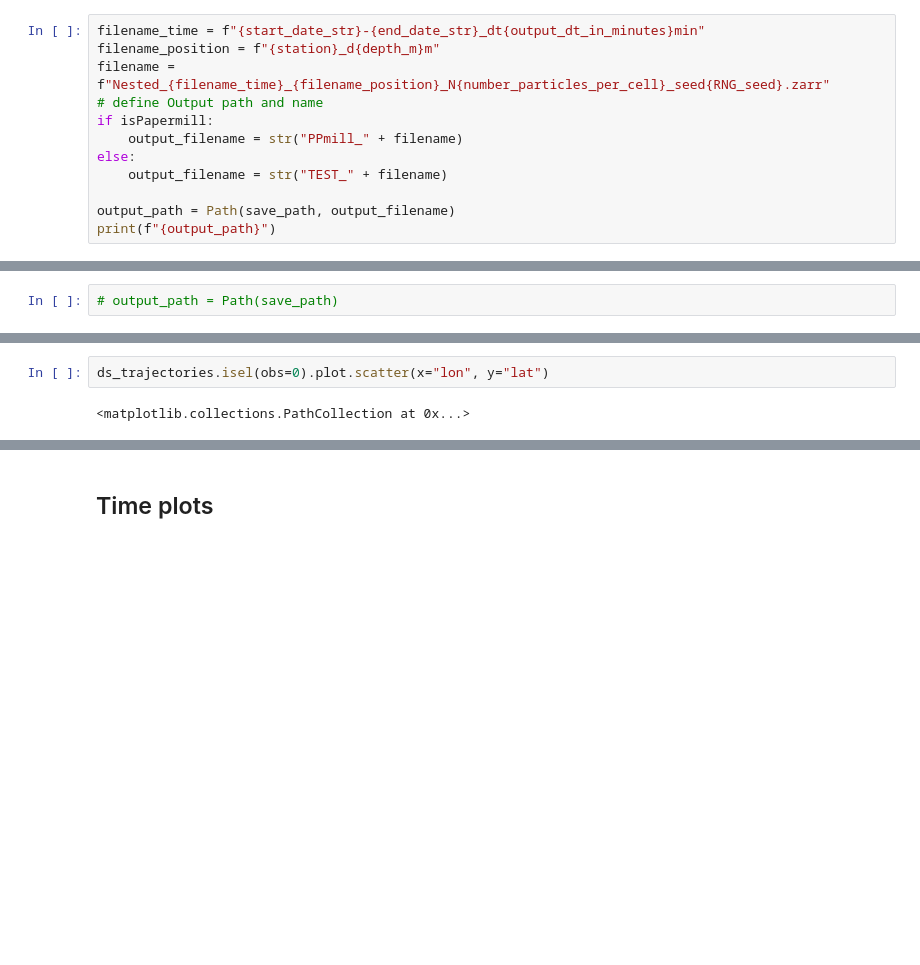
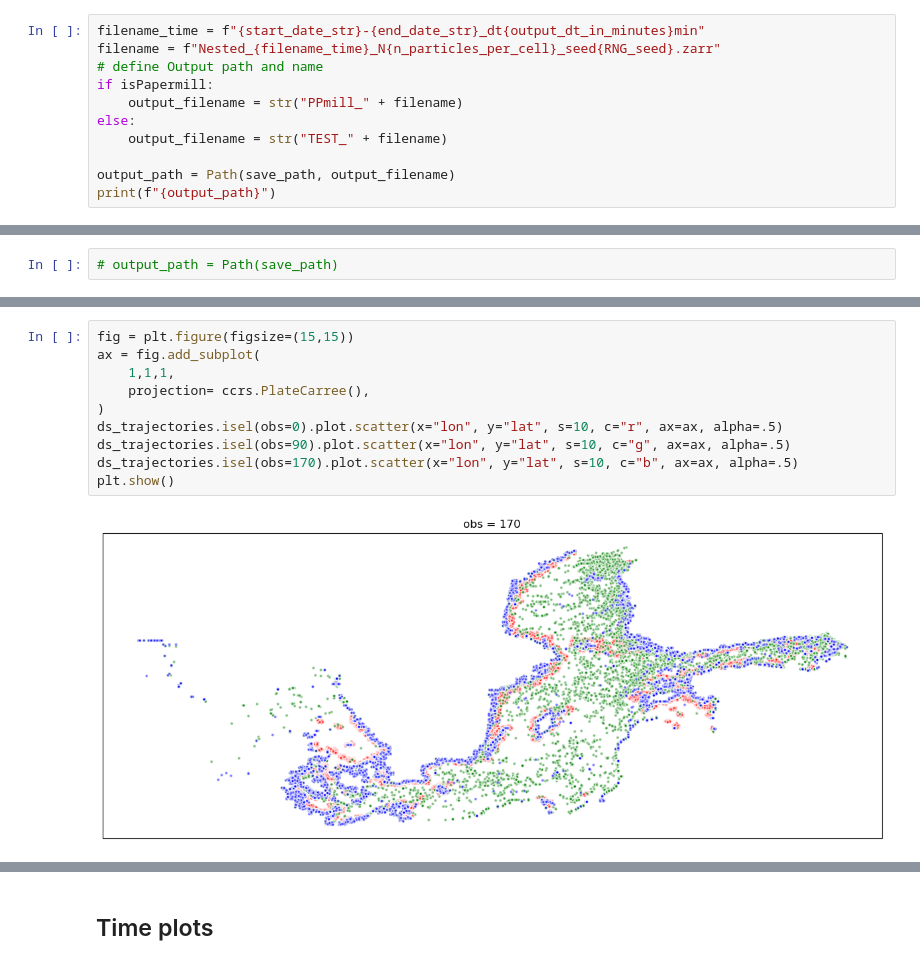
Before and after one commit to geomar-od-lagrange/2025_fucus-dispersal, a Jupyter notebook: notebooks/FucusDispersal.ipynb, the cells around one changed output, grey strips where cells are left out. Cells and saved outputs as stored; diff of their text form; blank space fills up the shorter version.

Commit message:
Finished Particle positions

```diff
--- a/notebooks/FucusDispersal.ipynb
+++ b/notebooks/FucusDispersal.ipynb
@@ -479,8 +769,7 @@ if not repeated_release:
     pset.repeatdt = None
 # %%
 filename_time = f"{start_date_str}-{end_date_str}_dt{output_dt_in_minutes}min"
-filename_position = f"{station}_d{depth_m}m"
-filename = f"Nested_{filename_time}_{filename_position}_N{number_particles_per_cell}_seed{RNG_seed}.zarr"
+filename = f"Nested_{filename_time}_N{n_particles_per_cell}_seed{RNG_seed}.zarr"
 # define Output path and name
 if isPapermill:
     output_filename = str("PPmill_" + filename)
@@ -528,4 +835,12 @@ ds_trajectories = xr.open_zarr(output_path).compute()
 # %%
-ds_trajectories.isel(obs=0).plot.scatter(x="lon", y="lat")
+fig = plt.figure(figsize=(15,15))
+ax = fig.add_subplot(
+    1,1,1,
+    projection= ccrs.PlateCarree(),
+)
+ds_trajectories.isel(obs=0).plot.scatter(x="lon", y="lat", s=10, c="r", ax=ax, alpha=.5)
+ds_trajectories.isel(obs=90).plot.scatter(x="lon", y="lat", s=10, c="g", ax=ax, alpha=.5)
+ds_trajectories.isel(obs=170).plot.scatter(x="lon", y="lat", s=10, c="b", ax=ax, alpha=.5)
+plt.show()
 # %% [output]
-<matplotlib.collections.PathCollection at 0x...>
+[figure, added]
```
Also changed, not shown: parts of 41 cells of this notebook.
